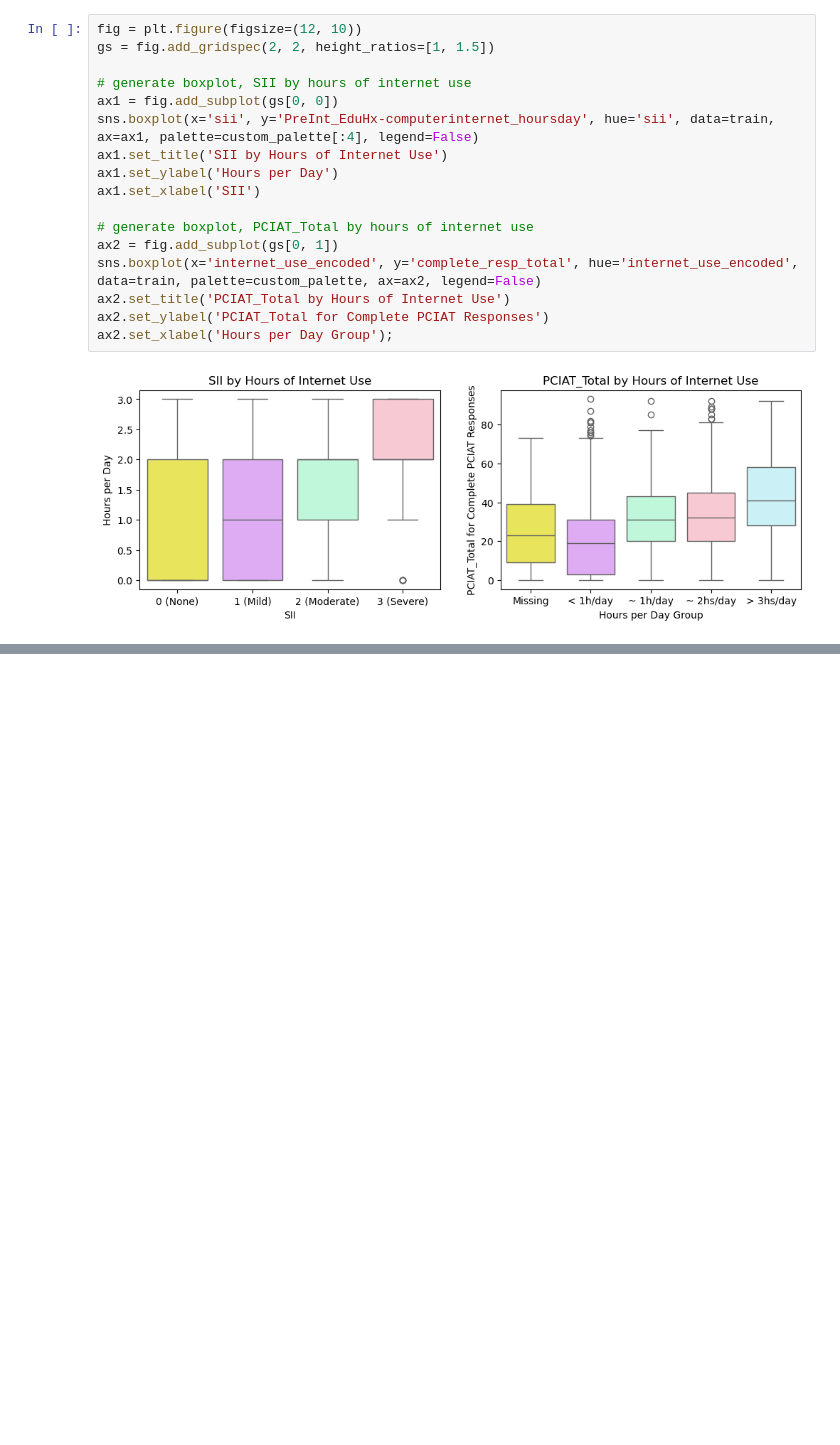
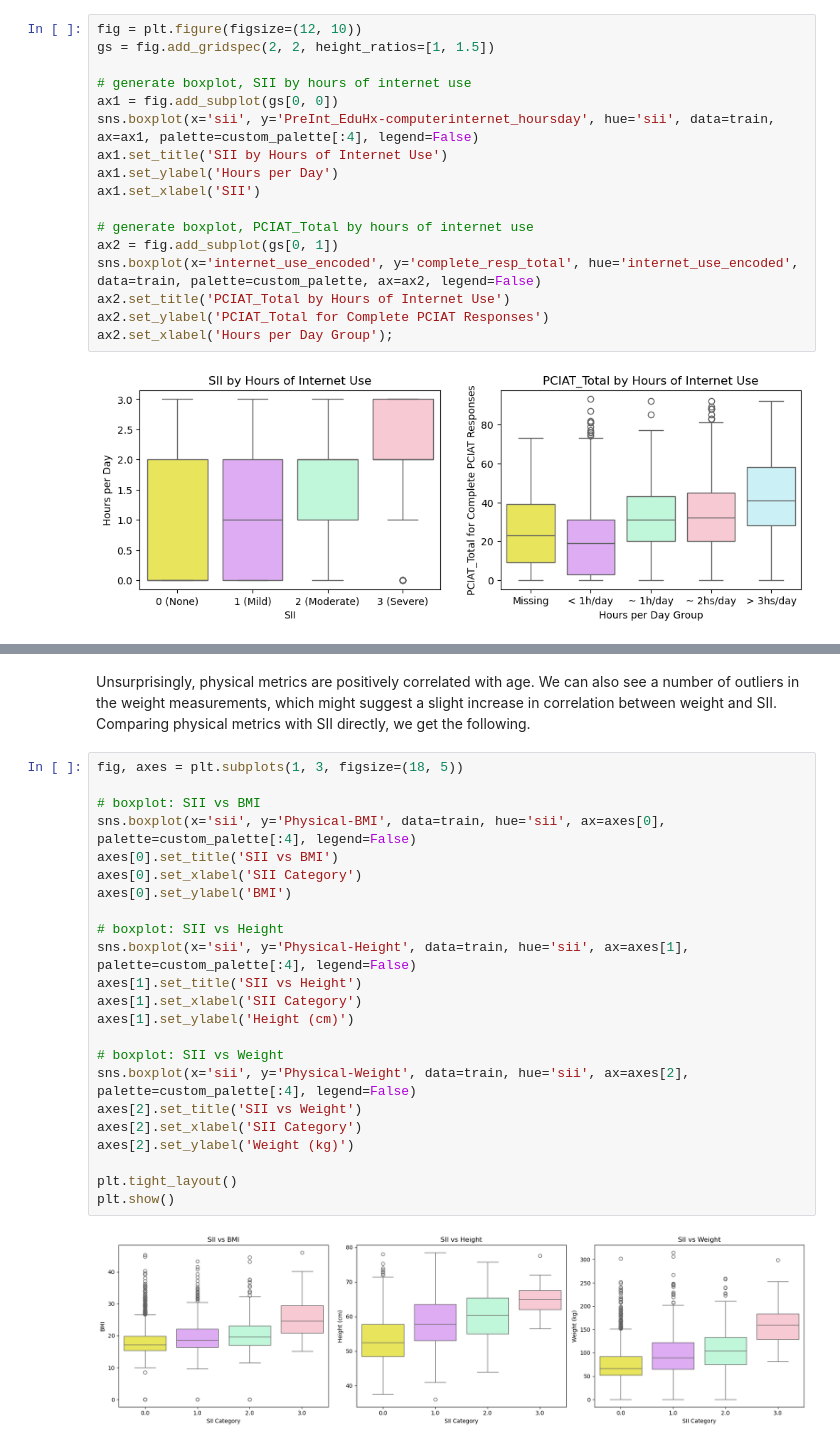
Before and after one commit to tomragus/CMI-PIU-Model, a Jupyter notebook: notebooks/CMI-PIU_draft2.ipynb, the cells around one changed output, grey strips where cells are left out. Cells and saved outputs as stored; diff of their text form; blank space fills up the shorter version.

```diff
--- a/notebooks/CMI-PIU_draft2.ipynb
+++ b/notebooks/CMI-PIU_draft2.ipynb
@@ -447,0 +495,27 @@ Something to transition into talking about physical metrics...
+# %% [markdown]
+Unsurprisingly, physical metrics are positively correlated with age. We can also see a number of outliers in the weight measurements, which might suggest a slight increase in correlation between weight and SII. Comparing physical metrics with SII directly, we get the following.
+# %%
+fig, axes = plt.subplots(1, 3, figsize=(18, 5))
+
+# boxplot: SII vs BMI
+sns.boxplot(x='sii', y='Physical-BMI', data=train, hue='sii', ax=axes[0], palette=custom_palette[:4], legend=False)
+axes[0].set_title('SII vs BMI')
+axes[0].set_xlabel('SII Category')
+axes[0].set_ylabel('BMI')
+
+# boxplot: SII vs Height
+sns.boxplot(x='sii', y='Physical-Height', data=train, hue='sii', ax=axes[1], palette=custom_palette[:4], legend=False)
+axes[1].set_title('SII vs Height')
+axes[1].set_xlabel('SII Category')
+axes[1].set_ylabel('Height (cm)')
+
+# boxplot: SII vs Weight
+sns.boxplot(x='sii', y='Physical-Weight', data=train, hue='sii', ax=axes[2], palette=custom_palette[:4], legend=False)
+axes[2].set_title('SII vs Weight')
+axes[2].set_xlabel('SII Category')
+axes[2].set_ylabel('Weight (kg)')
+
+plt.tight_layout()
+plt.show()
+# %% [output]
+[figure, added]
```
Also changed, not shown: parts of 11 cells of this notebook.
